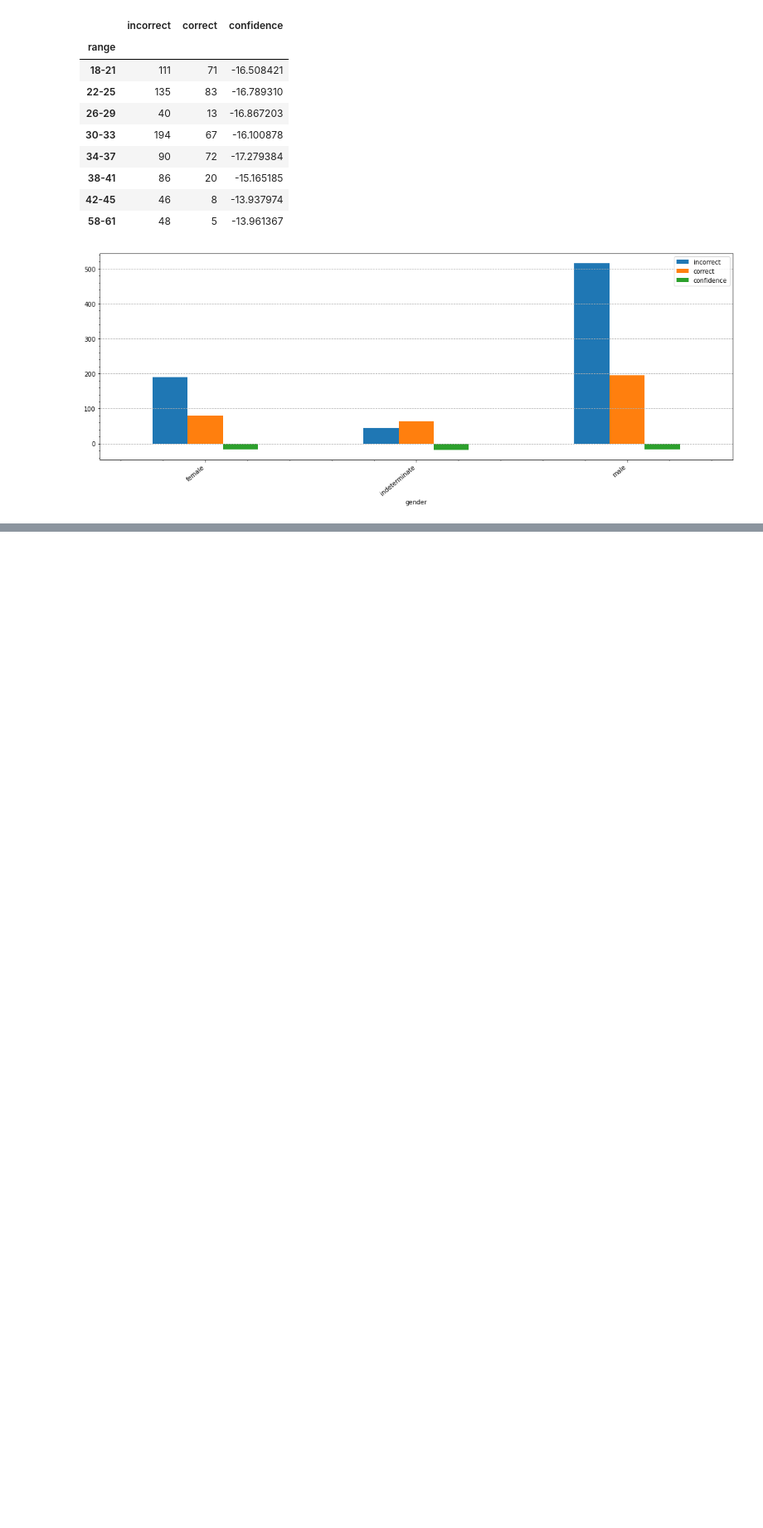
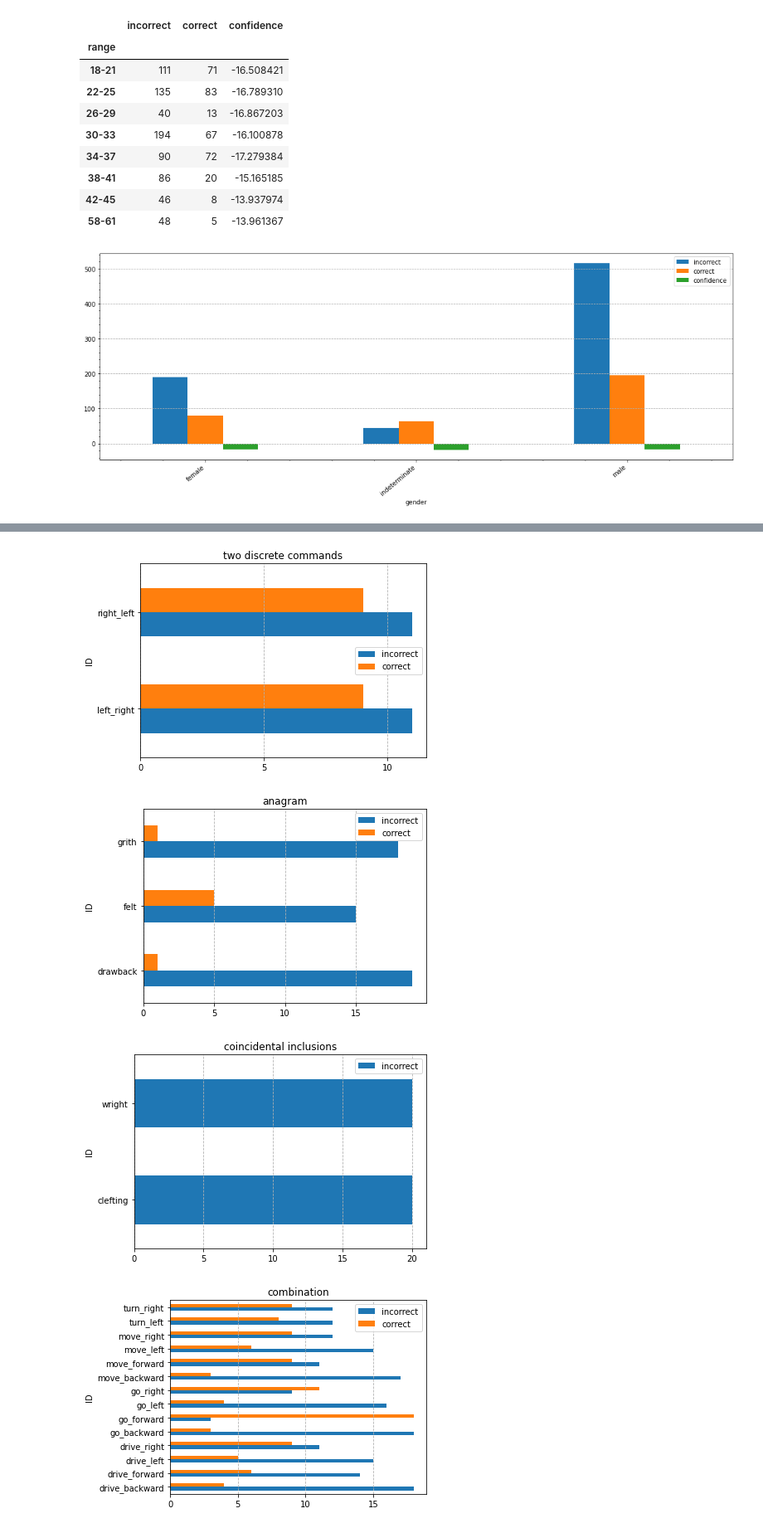
Before and after one commit to BlkPingu/VoiceControl, a Jupyter notebook: analysis/process_results.ipynb, the cells around one changed output, grey strips where cells are left out. Shown at 83% size. Drawn from its saved outputs; the diff is of its cells as text; code cells hidden in the pictures; blank space fills up the shorter version.

Commit message:
update graphics generation code

```diff
--- a/analysis/process_results.ipynb
+++ b/analysis/process_results.ipynb
@@ -231,0 +241,4 @@ save_fig(fig, './figs/res_gender.png')
+# %%
+idea_df = open_csv('/Users/Tobias/Desktop/Bachelorarbeit/Code/VoiceControll/Auswertung/idea_codes.csv')
+
+idea_df
@@ -231,0 +257,41 @@ save_fig(fig, './figs/res_gender.png')
+# %%
+import matplotlib.ticker as ticker
+
+
+
+def plot_idea_one(row, ax=None):
+    df_plot = get_results_by('ID', df.loc[df['IDEA'] == row['IDEA']])
+    plt_two = df_plot.plot.barh(title=row['TYPE'])
+    plt_two.legend(["incorrect", "correct"])
+    plt_two.grid(which='major', axis='x', linestyle='--')
+    plt_two.xaxis.set_major_locator(ticker.MultipleLocator(5))
+
+
+    save_fig(plt_two.get_figure(), './figs/ideas/idea_comp_' + str(row['IDEA']) + '.png')
+
+
+
+def plot_idea_two(row):
+    specific_df = df[df['IDEA']==row['IDEA']]
+    filtered = specific_df[['TRANSCRIPTION_STRING','ID']]
+    counts_df = filtered.value_counts().head(7)
+    headers=[]
+
+    for index, value in counts_df.iteritems():
+        headers.append('* ' + str(index[0]) + '\n' + str(index[1]))
+
+    ax = counts_df.plot.barh(title=row['TYPE'], figsize=(12,8))
+    ax.grid(which='major', axis='x', linestyle='--')
+    ax.set_yticklabels(headers)
+    ax.xaxis.set_major_locator(ticker.MultipleLocator(5))
+
+
+    save_fig(ax.get_figure(), './figs/ideas/idea_trans_' + str(row['IDEA']) + '.png')
+# %%
+for index, row in idea_df.iterrows():
+    plot_idea_one(row)
+# %% [output]
+[figure, added]
+[figure, added]
+[figure, added]
+[figure, added]
```
Also changed, not shown: parts of 11 cells of this notebook.
